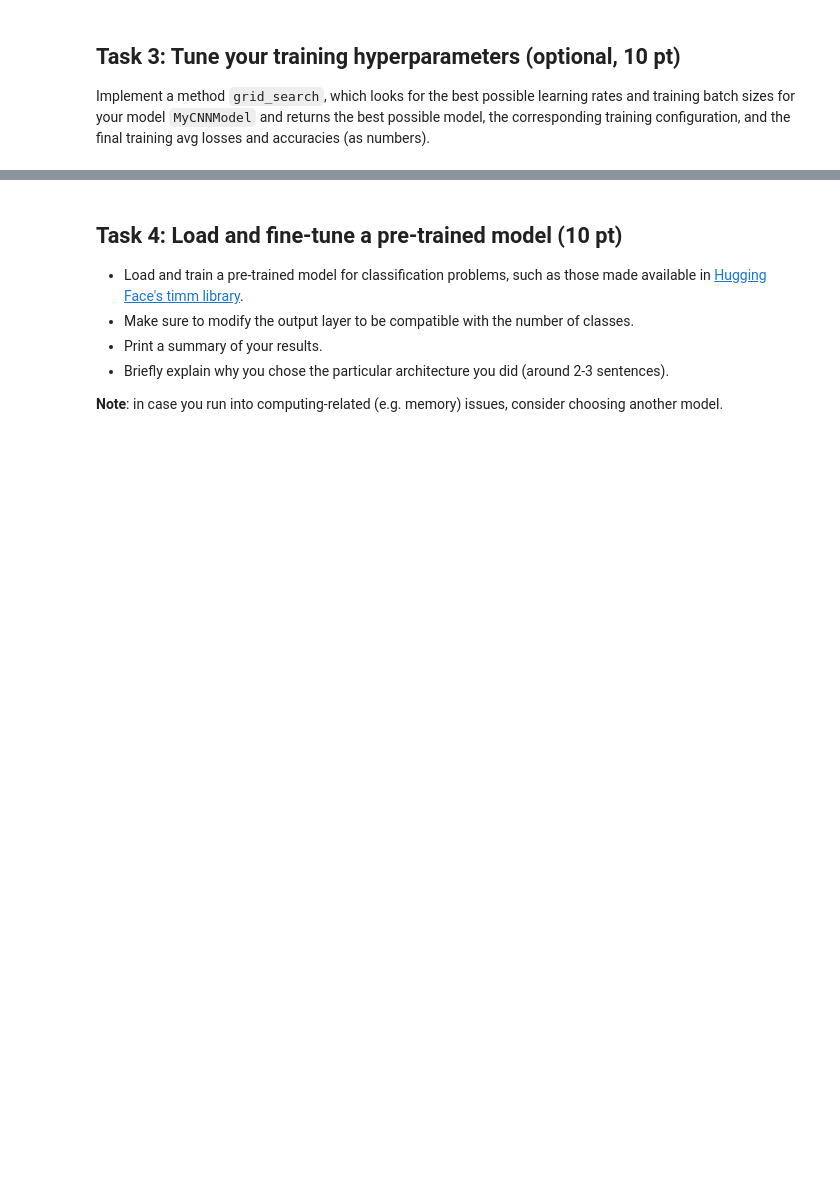
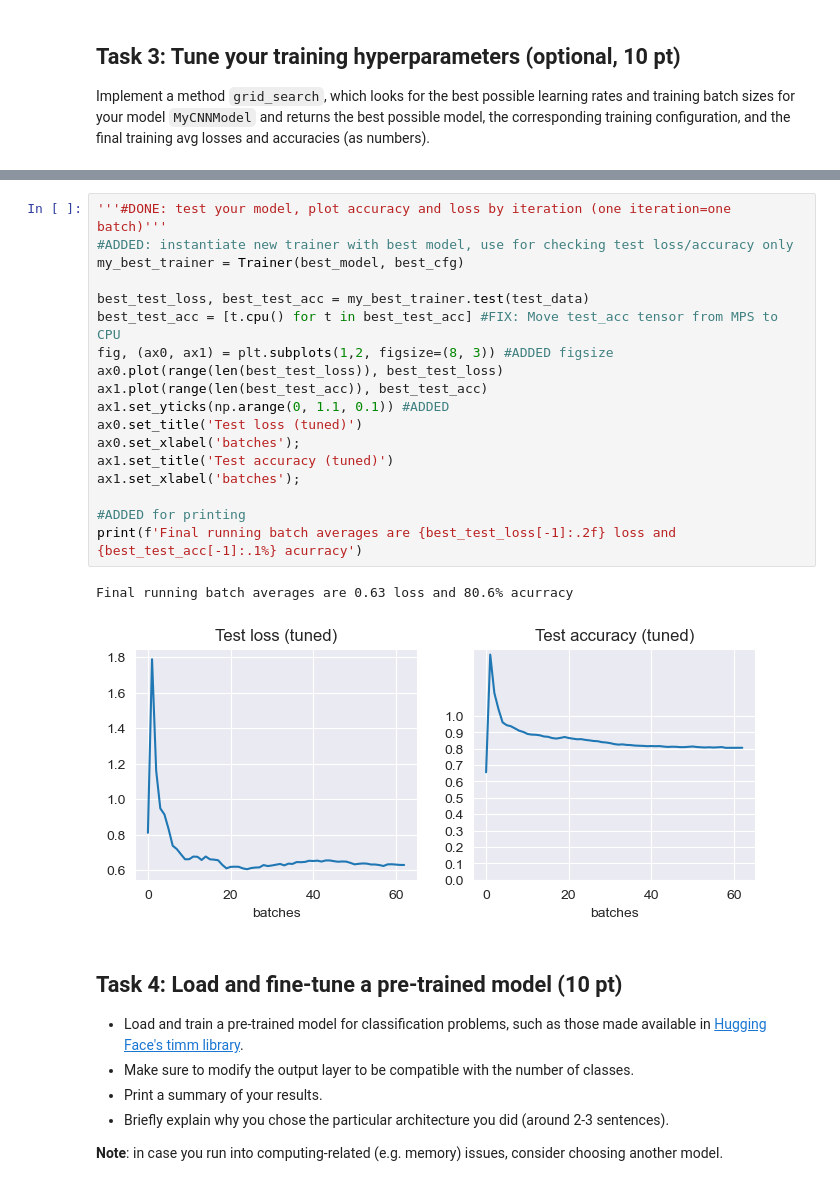
Before and after one commit to hertie-data-science-lab/assignment-2-ps-2f, a Jupyter notebook: main.ipynb, the cells around one changed output, grey strips where cells are left out. Cells and saved outputs as stored; diff of their text form; blank space fills up the shorter version.

```diff
--- a/main.ipynb
+++ b/main.ipynb
@@ -477,3 +522,24 @@ print(f"Best model achieves {best_avg_loss:.2f} loss and {best_avg_acc:.1%} accu
+# %%
+'''#DONE: test your model, plot accuracy and loss by iteration (one iteration=one batch)'''
+#ADDED: instantiate new trainer with best model, use for checking test loss/accuracy only
+my_best_trainer = Trainer(best_model, best_cfg)
+
+best_test_loss, best_test_acc = my_best_trainer.test(test_data)
+best_test_acc = [t.cpu() for t in best_test_acc] #FIX: Move test_acc tensor from MPS to CPU
+fig, (ax0, ax1) = plt.subplots(1,2, figsize=(8, 3)) #ADDED figsize
+ax0.plot(range(len(best_test_loss)), best_test_loss)
+ax1.plot(range(len(best_test_acc)), best_test_acc)
+ax1.set_yticks(np.arange(0, 1.1, 0.1)) #ADDED
+ax0.set_title('Test loss (tuned)')
+ax0.set_xlabel('batches');
+ax1.set_title('Test accuracy (tuned)')
+ax1.set_xlabel('batches');
+
+#ADDED for printing
+print(f'Final running batch averages are {best_test_loss[-1]:.2f} loss and {best_test_acc[-1]:.1%} acurracy')
+# %% [output]
+Final running batch averages are 0.63 loss and 80.6% acurracy
+[figure, added]
 # %% [markdown]
 ## Task 4: Load and fine-tune a pre-trained model (10 pt)
 
```
Also changed, not shown: parts of 10 cells of this notebook.
